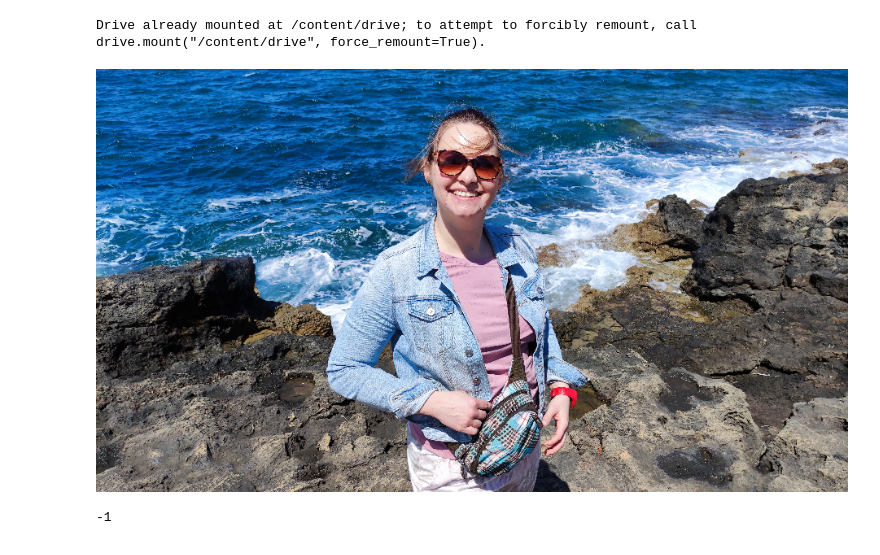
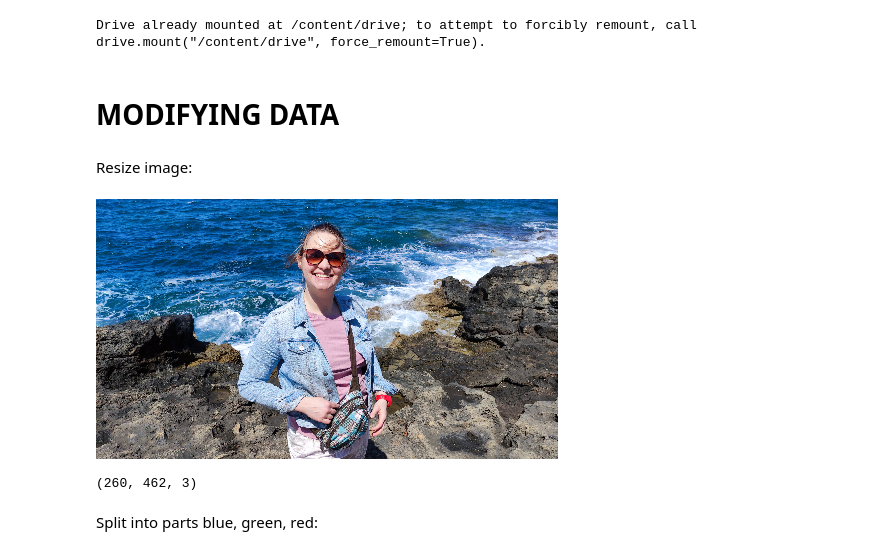
Before and after one commit to KrystynaKan/Computer_Vision_Practice, a Jupyter notebook: CV_experiments.ipynb, the cells around one changed output. Drawn from its saved outputs; the diff is of its cells as text; code cells hidden in the pictures.

```diff
--- a/CV_experiments.ipynb
+++ b/CV_experiments.ipynb
@@ -22,6 +20,16 @@ img_res = cv2.resize(img, dim)
-# %%
-cv2_imshow(img_res)
-cv2.waitKey()
-# %% [output]
-[figure, removed]
--1
+# %% [markdown]
+# MODIFYING DATA
+# %% [markdown]
+Resize image:
+# %%
+img = cv2.resize(img, (462, 260), interpolation=cv2.INTER_LINEAR)
+# %%
+cv2_imshow(img)
+# %% [output]
+[figure, added]
+# %%
+img.shape
+# %% [output]
+(260, 462, 3)
+# %% [markdown]
+Split into parts blue, green, red:
```
Also changed, not shown: parts of 12 cells of this notebook.
